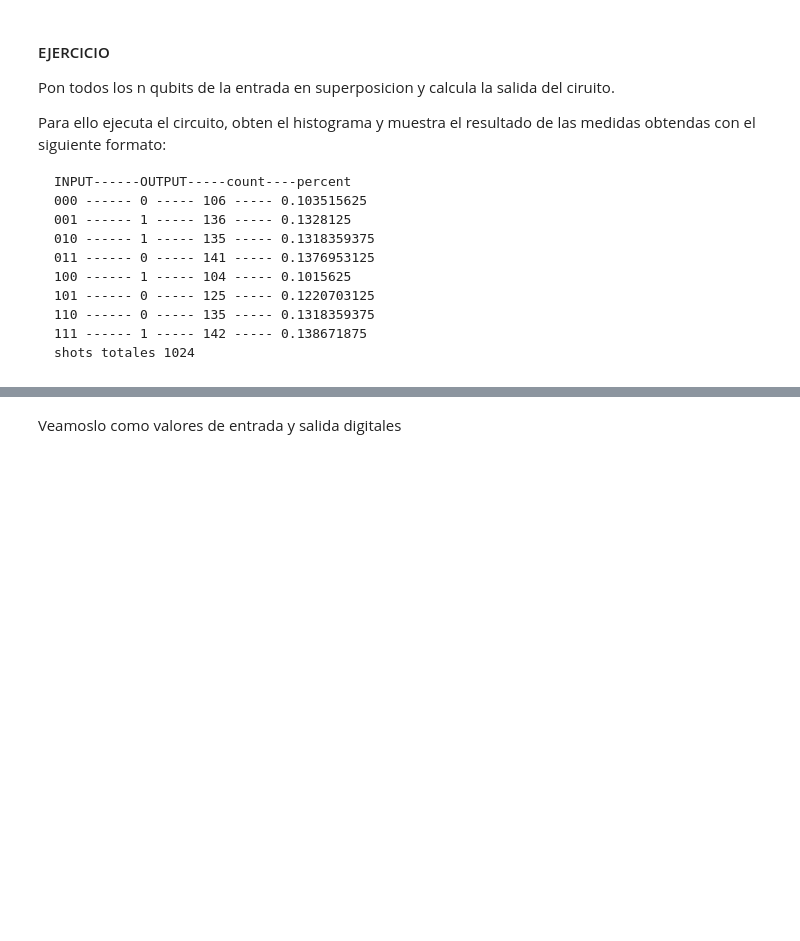
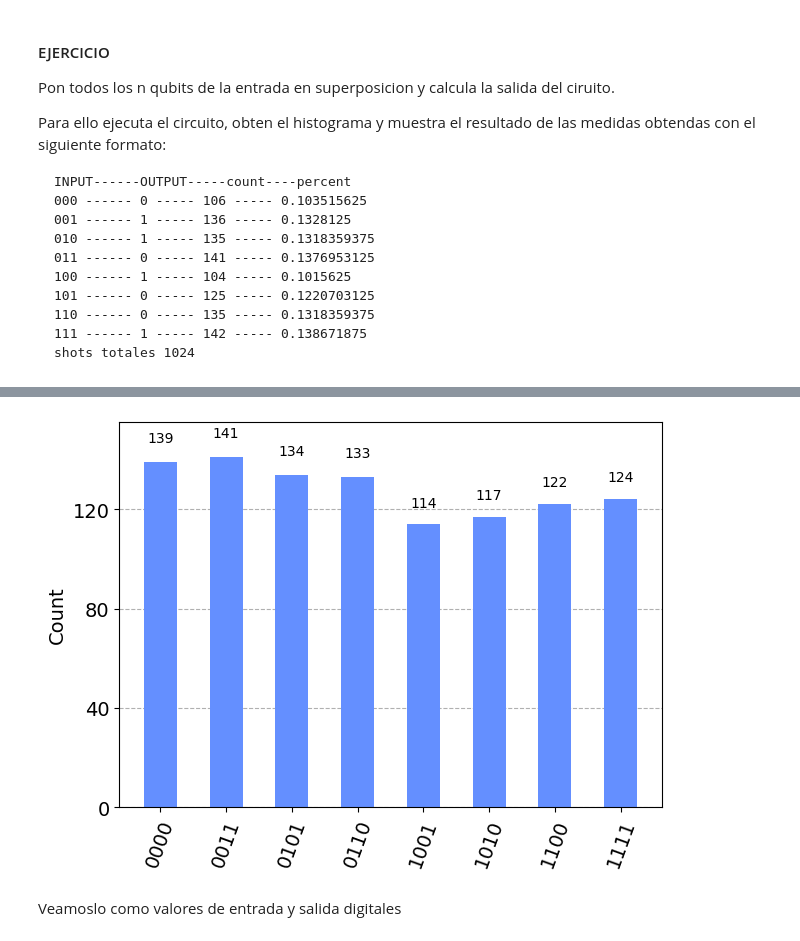
Before and after one commit to jore731/qiskit, a Jupyter notebook: 06_Deutsch_Jozsa.ipynb, the cells around one changed output, grey strips where cells are left out. Cells and saved outputs as stored; diff of their text form; code cells hidden in the pictures; blank space fills up the shorter version.

```diff
--- a/06_Deutsch_Jozsa.ipynb
+++ b/06_Deutsch_Jozsa.ipynb
@@ -97,3 +116,7 @@ n=3
+# %%
+plot_histogram(result.get_counts())
+# %% [output]
+[figure, added]
 # %% [markdown]
 Veamoslo como valores de entrada y salida digitales
 # %%
```
Also changed, not shown: parts of 21 cells of this notebook, 3 other files.
